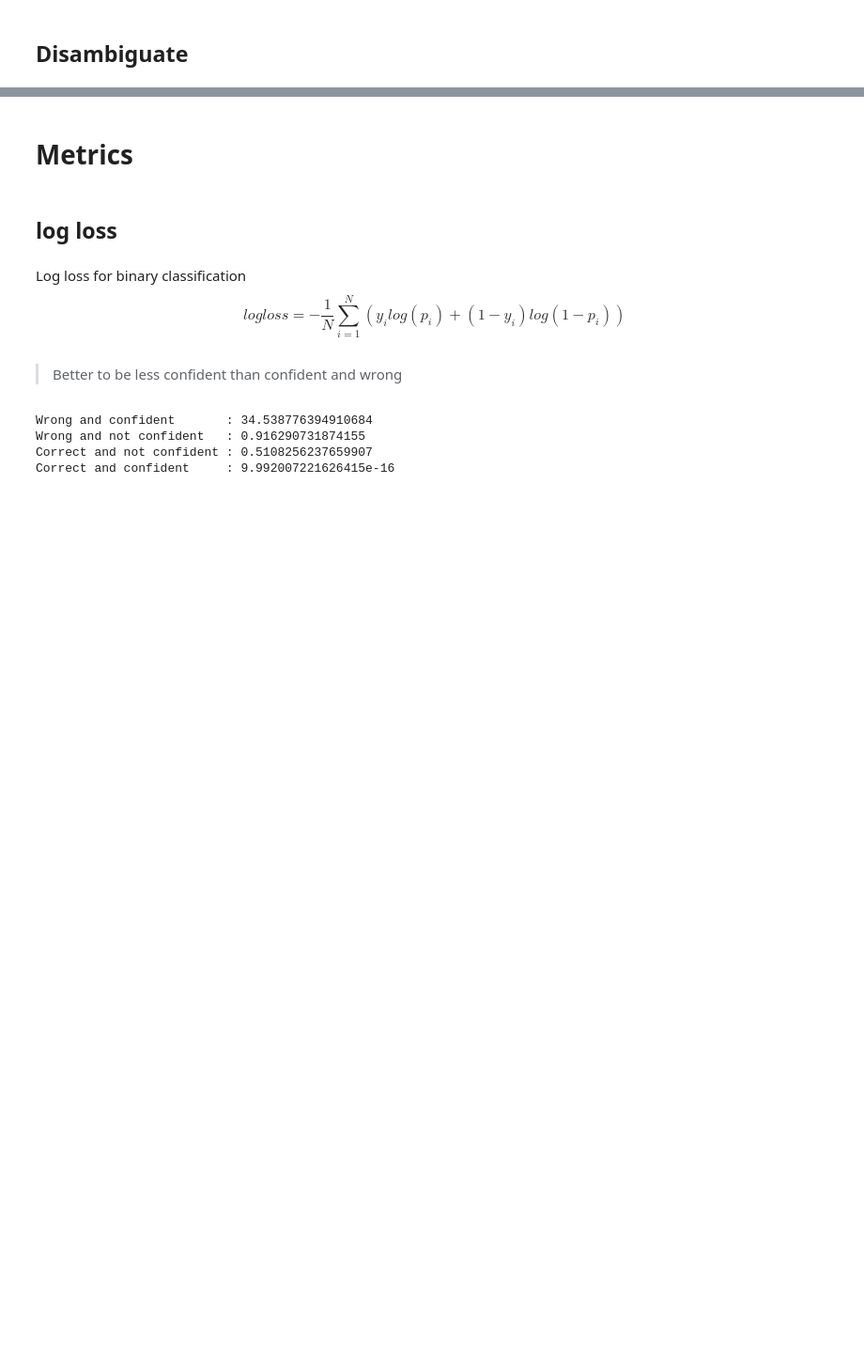
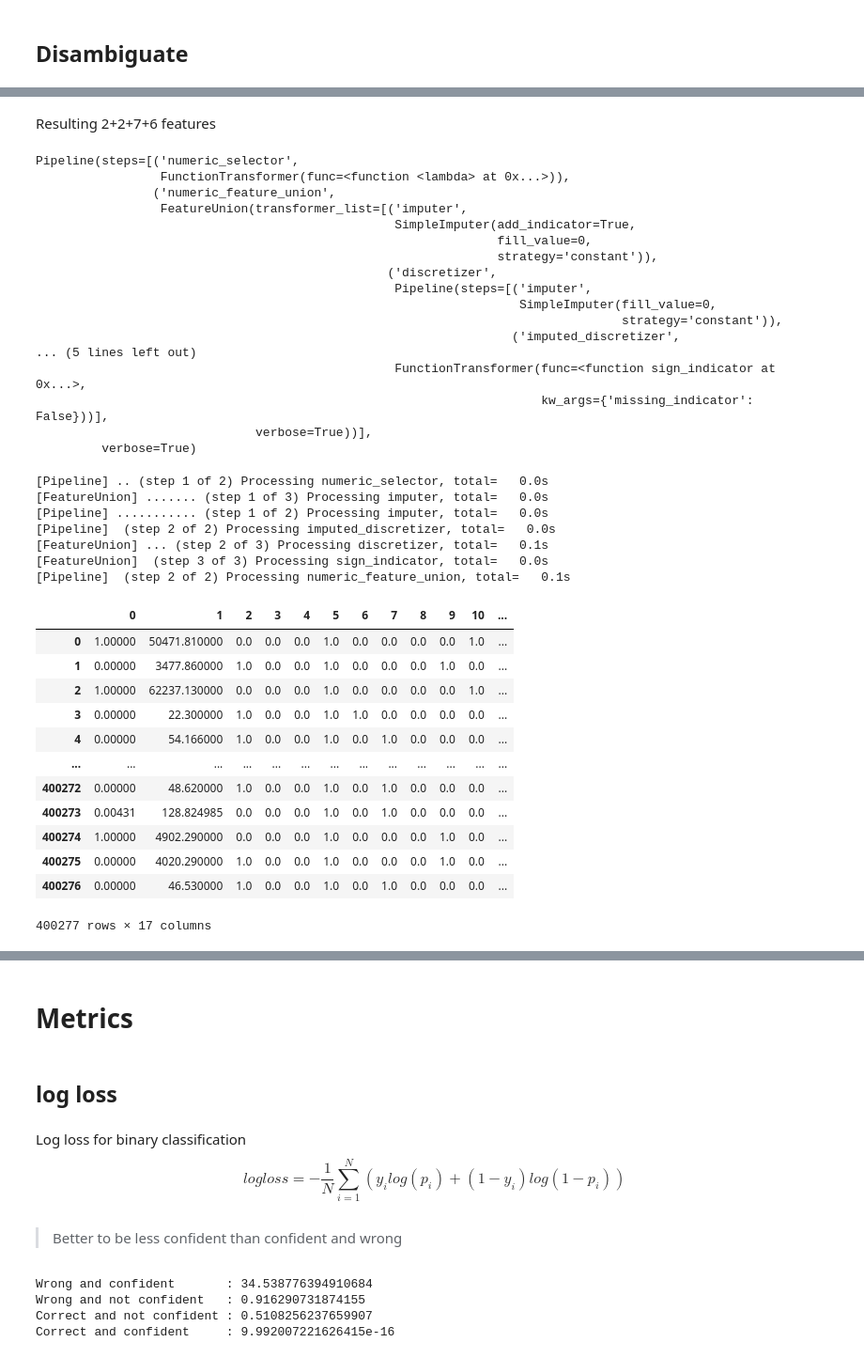
Before and after one commit to mauriciocramos/school-budgets, a Jupyter notebook: notebooks/1-Analysis.ipynb, the cells around one changed output, grey strips where cells are left out. Shown at 94% size. Cells and saved outputs as stored; diff of their text form; code cells hidden in the pictures; blank space fills up the shorter version.

Commit message:
Numeric transformers

```diff
--- a/notebooks/1-Analysis.ipynb
+++ b/notebooks/1-Analysis.ipynb
@@ -2040,0 +1941,3 @@ df[NUMERIC_FEATURES]
+# %%
+get_numeric_data = FunctionTransformer(lambda df, cols=NUMERIC_FEATURES: df.select_dtypes('number') if cols is None else df[cols], validate=False)
+get_numeric_data.fit_transform(df)
@@ -2151,18 +1959,0 @@ array([[False,  True, False],
-# %%
-from sklearn.pipeline import Pipeline, FeatureUnion, FunctionTransformer
-get_numeric_data = FunctionTransformer(disambiguate, validate=False,
-                                       kw_args = {'reference':'FTE', 'ambiguous':'Total', 'downcast':False, 'sparse':False})
-
-numeric_features_pl = Pipeline([
-    ('numeric_selector', get_numeric_data),
-    ('numeric_feature_union', FeatureUnion([
-        # ('discretizer', Pipeline([
-            ('imputer', SimpleImputer(strategy='constant', fill_value=0, add_indicator=False)),
-            # ('imputed_discretizer', KBinsDiscretizer(n_bins=[2,4,2], encode='onehot', subsample=None))
-        # ], verbose=True)),
-        ('missing_indicator', MissingIndicator(sparse='auto'))
-     ], verbose=True, n_jobs=None)
-    ),
-], verbose=True)
-
-pd.DataFrame(numeric_features_pl.fit_transform(df))
@@ -2186,0 +1962,4 @@ pd.DataFrame(numeric_features_pl.fit_transform(df))
+# %%
+disambiguate_transformer = FunctionTransformer(disambiguate, validate=False,
+                                               kw_args = {'reference':'FTE', 'ambiguous':'Total', 'downcast':False, 'sparse':False})
+disambiguate_transformer.fit_transform(df)
@@ -2186,0 +2303,54 @@ pd.DataFrame(numeric_features_pl.fit_transform(df))
+# %% [markdown]
+Resulting 2+2+7+6 features
+# %%
+numeric_impute_missing_discrete_sign_pl = Pipeline([
+    ('numeric_selector', get_numeric_data),
+    ('numeric_feature_union', FeatureUnion([
+        ('imputer', SimpleImputer(strategy='constant', fill_value=0, add_indicator=True)),
+        ('discretizer', Pipeline([
+            ('imputer', SimpleImputer(strategy='constant', fill_value=0, add_indicator=False)),
+            ('imputed_discretizer', KBinsDiscretizer(n_bins=[2,5], encode='onehot', subsample=None))
+        ], verbose=True)),
+        ('sign_indicator', FunctionTransformer(sign_indicator, validate=False, kw_args = {'missing_indicator': False}))
+    ], verbose=True, n_jobs=None))
+], verbose=True)
+display(numeric_impute_missing_discrete_sign_pl)
+pd.DataFrame(numeric_impute_missing_discrete_sign_pl.fit_transform(df).toarray())
+# %% [output]
+Pipeline(steps=[('numeric_selector',
+                 FunctionTransformer(func=<function <lambda> at 0x...>)),
+                ('numeric_feature_union',
+                 FeatureUnion(transformer_list=[('imputer',
+                                                 SimpleImputer(add_indicator=True,
+                                                               fill_value=0,
+                                                               strategy='constant')),
+                                                ('discretizer',
+                                                 Pipeline(steps=[('imputer',
+                                                                  SimpleImputer(fill_value=0,
+                                                                                strategy='constant')),
+                                                                 ('imputed_discretizer',
+... (5 lines left out)
+                                                 FunctionTransformer(func=<function sign_indicator at 0x...>,
+                                                                     kw_args={'missing_indicator': False}))],
+                              verbose=True))],
+         verbose=True)
+[Pipeline] .. (step 1 of 2) Processing numeric_selector, total=   0.0s
+[FeatureUnion] ....... (step 1 of 3) Processing imputer, total=   0.0s
+[Pipeline] ........... (step 1 of 2) Processing imputer, total=   0.0s
+[Pipeline]  (step 2 of 2) Processing imputed_discretizer, total=   0.0s
+[FeatureUnion] ... (step 2 of 3) Processing discretizer, total=   0.1s
+[FeatureUnion]  (step 3 of 3) Processing sign_indicator, total=   0.0s
+[Pipeline]  (step 2 of 2) Processing numeric_feature_union, total=   0.1s
+|  | 0 | 1 | 2 | 3 | 4 | 5 | 6 | 7 | 8 | 9 | 10 | ... |
+| 0 | 1.00000 | 50471.810000 | 0.0 | 0.0 | 0.0 | 1.0 | 0.0 | 0.0 | 0.0 | 0.0 | 1.0 | ... |
+| 1 | 0.00000 | 3477.860000 | 1.0 | 0.0 | 0.0 | 1.0 | 0.0 | 0.0 | 0.0 | 1.0 | 0.0 | ... |
+| 2 | 1.00000 | 62237.130000 | 0.0 | 0.0 | 0.0 | 1.0 | 0.0 | 0.0 | 0.0 | 0.0 | 1.0 | ... |
+| 3 | 0.00000 | 22.300000 | 1.0 | 0.0 | 0.0 | 1.0 | 1.0 | 0.0 | 0.0 | 0.0 | 0.0 | ... |
+| 4 | 0.00000 | 54.166000 | 1.0 | 0.0 | 0.0 | 1.0 | 0.0 | 1.0 | 0.0 | 0.0 | 0.0 | ... |
+| ... | ... | ... | ... | ... | ... | ... | ... | ... | ... | ... | ... | ... |
+| 400272 | 0.00000 | 48.620000 | 1.0 | 0.0 | 0.0 | 1.0 | 0.0 | 1.0 | 0.0 | 0.0 | 0.0 | ... |
+| 400273 | 0.00431 | 128.824985 | 0.0 | 0.0 | 0.0 | 1.0 | 0.0 | 1.0 | 0.0 | 0.0 | 0.0 | ... |
+| 400274 | 1.00000 | 4902.290000 | 0.0 | 0.0 | 0.0 | 1.0 | 0.0 | 0.0 | 0.0 | 1.0 | 0.0 | ... |
+| 400275 | 0.00000 | 4020.290000 | 1.0 | 0.0 | 0.0 | 1.0 | 0.0 | 0.0 | 0.0 | 1.0 | 0.0 | ... |
+| 400276 | 0.00000 | 46.530000 | 1.0 | 0.0 | 0.0 | 1.0 | 0.0 | 1.0 | 0.0 | 0.0 | 0.0 | ... |
+400277 rows × 17 columns
```
Also changed, not shown: parts of 119 cells of this notebook.
